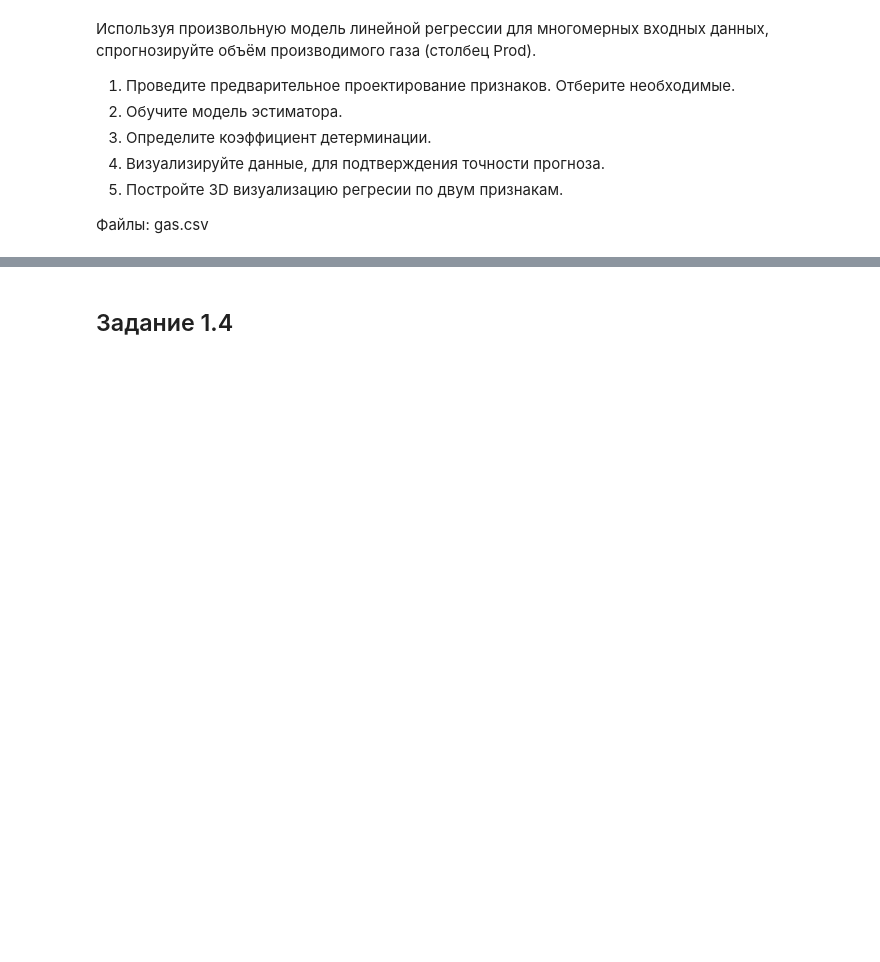
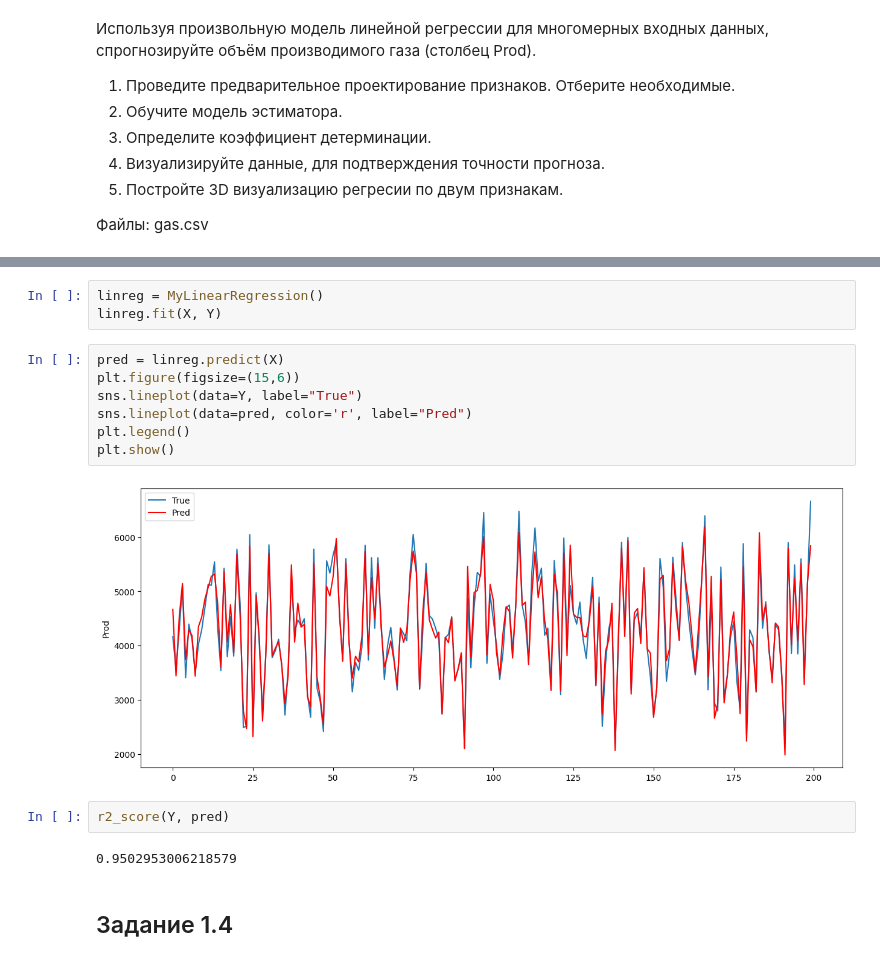
Before and after one commit to natallia-zzz/bsu_masters, a Jupyter notebook: lab_1/ML_LR1_2023.ipynb, the cells around one changed output, grey strips where cells are left out. Drawn from its saved outputs; the diff is of its cells as text; blank space fills up the shorter version.

```diff
--- a/lab_1/ML_LR1_2023.ipynb
+++ b/lab_1/ML_LR1_2023.ipynb
@@ -280,3 +273,19 @@ class MyPolyRegression():
+# %%
+linreg = MyLinearRegression()
+linreg.fit(X, Y)
+# %%
+pred = linreg.predict(X)
+plt.figure(figsize=(15,6))
+sns.lineplot(data=Y, label="True")
+sns.lineplot(data=pred, color='r', label="Pred")
+plt.legend()
+plt.show()
+# %% [output]
+[figure, added]
+# %%
+r2_score(Y, pred)
+# %% [output]
+0.9502953006218579
 # %% [markdown]
 ## Задание 1.4
 # %% [markdown]
```
Also changed, not shown: parts of 24 cells of this notebook, 2 other files.
